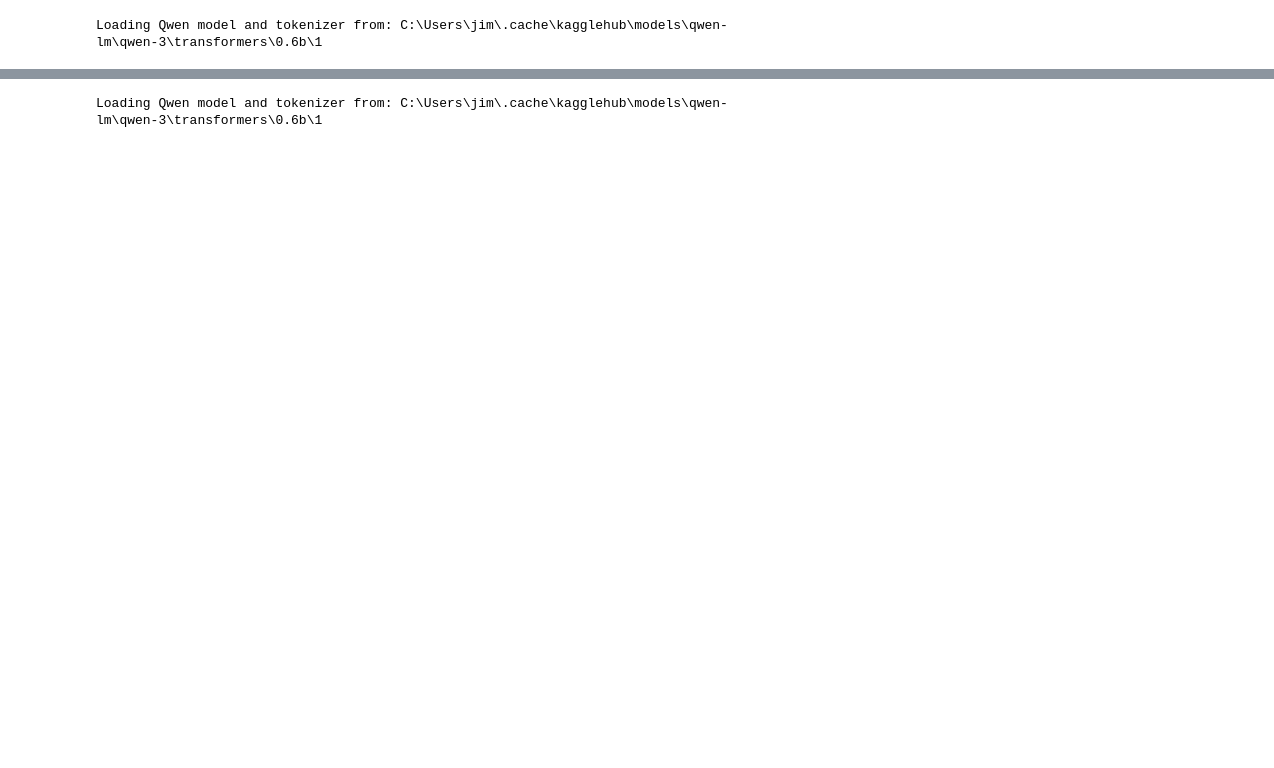
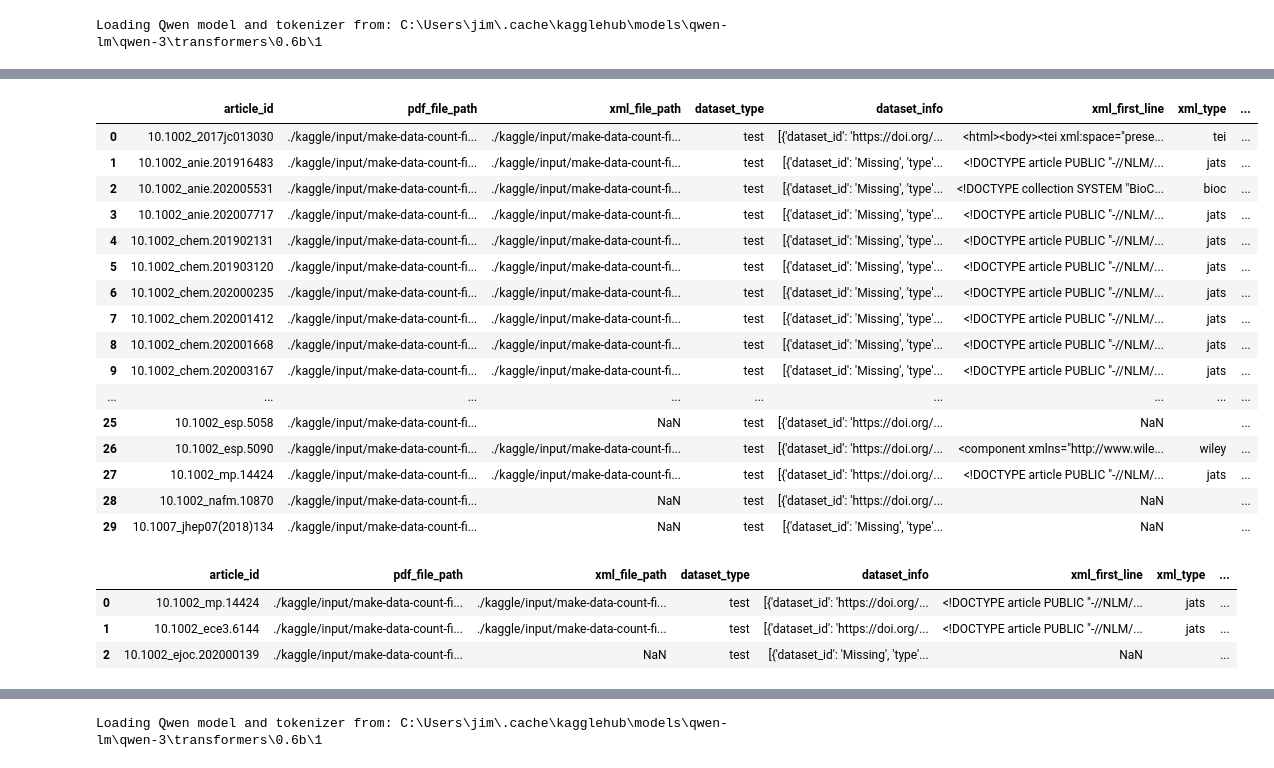
Before and after one commit to JimGile/make-data-count-classifier, a Jupyter notebook: mdc-one-shot-qwen-brute-force.ipynb, the cells around one changed output, grey strips where cells are left out. Drawn from its saved outputs; the diff is of its cells as text; code cells hidden in the pictures; blank space fills up the shorter version.

```diff
--- a/mdc-one-shot-qwen-brute-force.ipynb
+++ b/mdc-one-shot-qwen-brute-force.ipynb
@@ -1018 +1181,34 @@ def process_articles(file_paths_df: pd.DataFrame, model) -> pd.DataFrame:
+# %%
+# Fill NaN values in the 'xml_type' column with None
+train_file_paths_df['xml_type'] = train_file_paths_df['xml_type'].fillna('')
+train_file_paths_df['xml_text'] = train_file_paths_df['xml_text'].fillna('')
+test_file_paths_df['xml_type'] = test_file_paths_df['xml_type'].fillna('')
+test_file_paths_df['xml_text'] = test_file_paths_df['xml_text'].fillna('')
+test_file_paths_df
+# %% [output]
+|  | article_id | pdf_file_path | xml_file_path | dataset_type | dataset_info | xml_first_line | xml_type | ... |
+| 0 | 10.1002_2017jc013030 | ./kaggle/input/make-data-count-fi... | ./kaggle/input/make-data-count-fi... | test | [{'dataset_id': 'https://doi.org/... | <html><body><tei xml:space="prese... | tei | ... |
+| 1 | 10.1002_anie.201916483 | ./kaggle/input/make-data-count-fi... | ./kaggle/input/make-data-count-fi... | test | [{'dataset_id': 'Missing', 'type'... | <!DOCTYPE article PUBLIC "-//NLM/... | jats | ... |
+| 2 | 10.1002_anie.202005531 | ./kaggle/input/make-data-count-fi... | ./kaggle/input/make-data-count-fi... | test | [{'dataset_id': 'Missing', 'type'... | <!DOCTYPE collection SYSTEM "BioC... | bioc | ... |
+| 3 | 10.1002_anie.202007717 | ./kaggle/input/make-data-count-fi... | ./kaggle/input/make-data-count-fi... | test | [{'dataset_id': 'Missing', 'type'... | <!DOCTYPE article PUBLIC "-//NLM/... | jats | ... |
+| 4 | 10.1002_chem.201902131 | ./kaggle/input/make-data-count-fi... | ./kaggle/input/make-data-count-fi... | test | [{'dataset_id': 'Missing', 'type'... | <!DOCTYPE article PUBLIC "-//NLM/... | jats | ... |
+| 5 | 10.1002_chem.201903120 | ./kaggle/input/make-data-count-fi... | ./kaggle/input/make-data-count-fi... | test | [{'dataset_id': 'Missing', 'type'... | <!DOCTYPE article PUBLIC "-//NLM/... | jats | ... |
+| 6 | 10.1002_chem.202000235 | ./kaggle/input/make-data-count-fi... | ./kaggle/input/make-data-count-fi... | test | [{'dataset_id': 'Missing', 'type'... | <!DOCTYPE article PUBLIC "-//NLM/... | jats | ... |
+| 7 | 10.1002_chem.202001412 | ./kaggle/input/make-data-count-fi... | ./kaggle/input/make-data-count-fi... | test | [{'dataset_id': 'Missing', 'type'... | <!DOCTYPE article PUBLIC "-//NLM/... | jats | ... |
+| 8 | 10.1002_chem.202001668 | ./kaggle/input/make-data-count-fi... | ./kaggle/input/make-data-count-fi... | test | [{'dataset_id': 'Missing', 'type'... | <!DOCTYPE article PUBLIC "-//NLM/... | jats | ... |
+| 9 | 10.1002_chem.202003167 | ./kaggle/input/make-data-count-fi... | ./kaggle/input/make-data-count-fi... | test | [{'dataset_id': 'Missing', 'type'... | <!DOCTYPE article PUBLIC "-//NLM/... | jats | ... |
+| ... | ... | ... | ... | ... | ... | ... | ... | ... |
+| 25 | 10.1002_esp.5058 | ./kaggle/input/make-data-count-fi... | NaN | test | [{'dataset_id': 'https://doi.org/... | NaN |  | ... |
+| 26 | 10.1002_esp.5090 | ./kaggle/input/make-data-count-fi... | ./kaggle/input/make-data-count-fi... | test | [{'dataset_id': 'https://doi.org/... | <component xmlns="http://www.wile... | wiley | ... |
+| 27 | 10.1002_mp.14424 | ./kaggle/input/make-data-count-fi... | ./kaggle/input/make-data-count-fi... | test | [{'dataset_id': 'https://doi.org/... | <!DOCTYPE article PUBLIC "-//NLM/... | jats | ... |
+| 28 | 10.1002_nafm.10870 | ./kaggle/input/make-data-count-fi... | NaN | test | [{'dataset_id': 'https://doi.org/... | NaN |  | ... |
+| 29 | 10.1007_jhep07(2018)134 | ./kaggle/input/make-data-count-fi... | NaN | test | [{'dataset_id': 'Missing', 'type'... | NaN |  | ... |
+# %%
+test_file_paths_df_2 = test_file_paths_df.copy().sample(3, random_state=42).reset_index(drop=True)
+test_file_paths_df_2
+# %% [output]
+|  | article_id | pdf_file_path | xml_file_path | dataset_type | dataset_info | xml_first_line | xml_type | ... |
+| 0 | 10.1002_mp.14424 | ./kaggle/input/make-data-count-fi... | ./kaggle/input/make-data-count-fi... | test | [{'dataset_id': 'https://doi.org/... | <!DOCTYPE article PUBLIC "-//NLM/... | jats | ... |
+| 1 | 10.1002_ece3.6144 | ./kaggle/input/make-data-count-fi... | ./kaggle/input/make-data-count-fi... | test | [{'dataset_id': 'https://doi.org/... | <!DOCTYPE article PUBLIC "-//NLM/... | jats | ... |
+| 2 | 10.1002_ejoc.202000139 | ./kaggle/input/make-data-count-fi... | NaN | test | [{'dataset_id': 'Missing', 'type'... | NaN |  | ... |
 # %%
```
Also changed, not shown: parts of 26 cells of this notebook, 6 other files.
